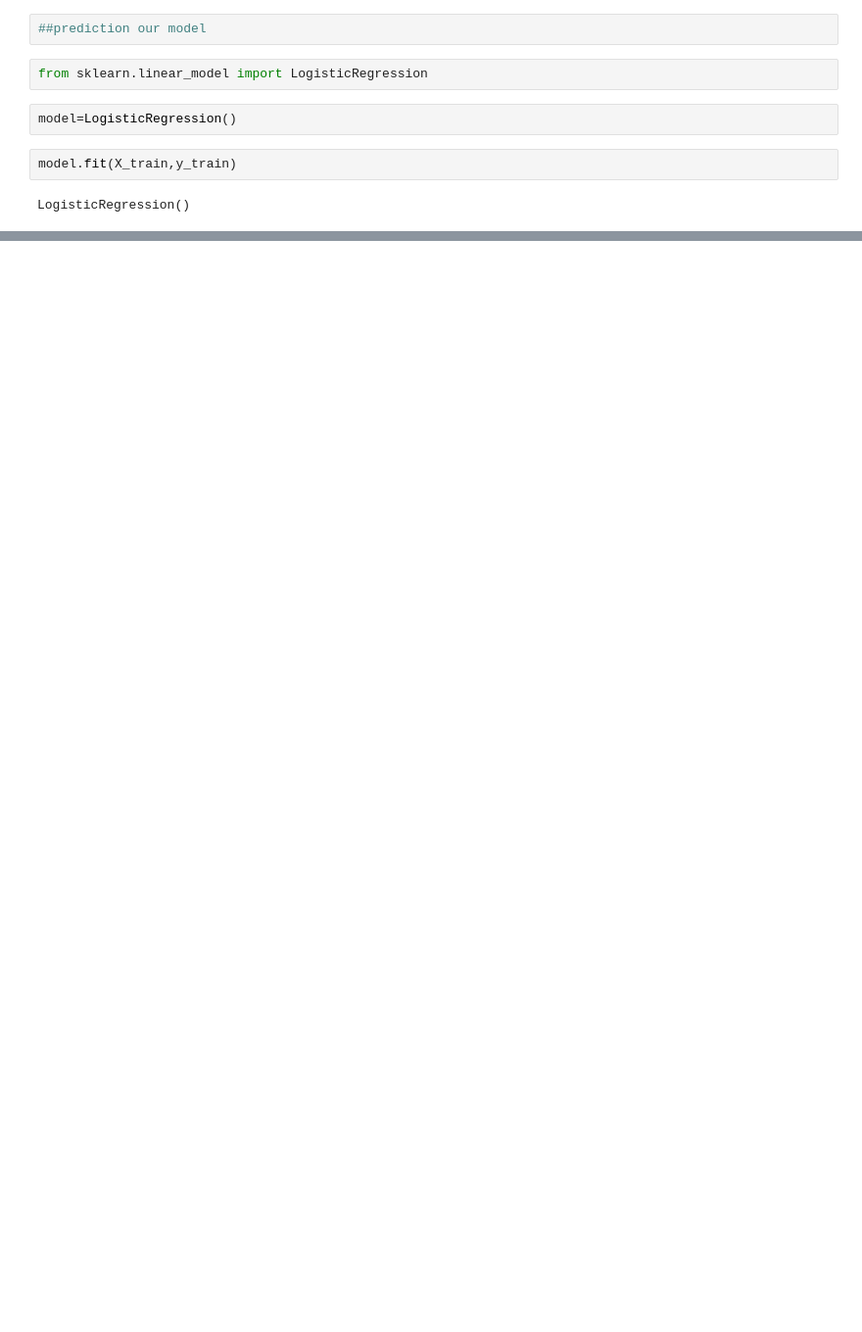
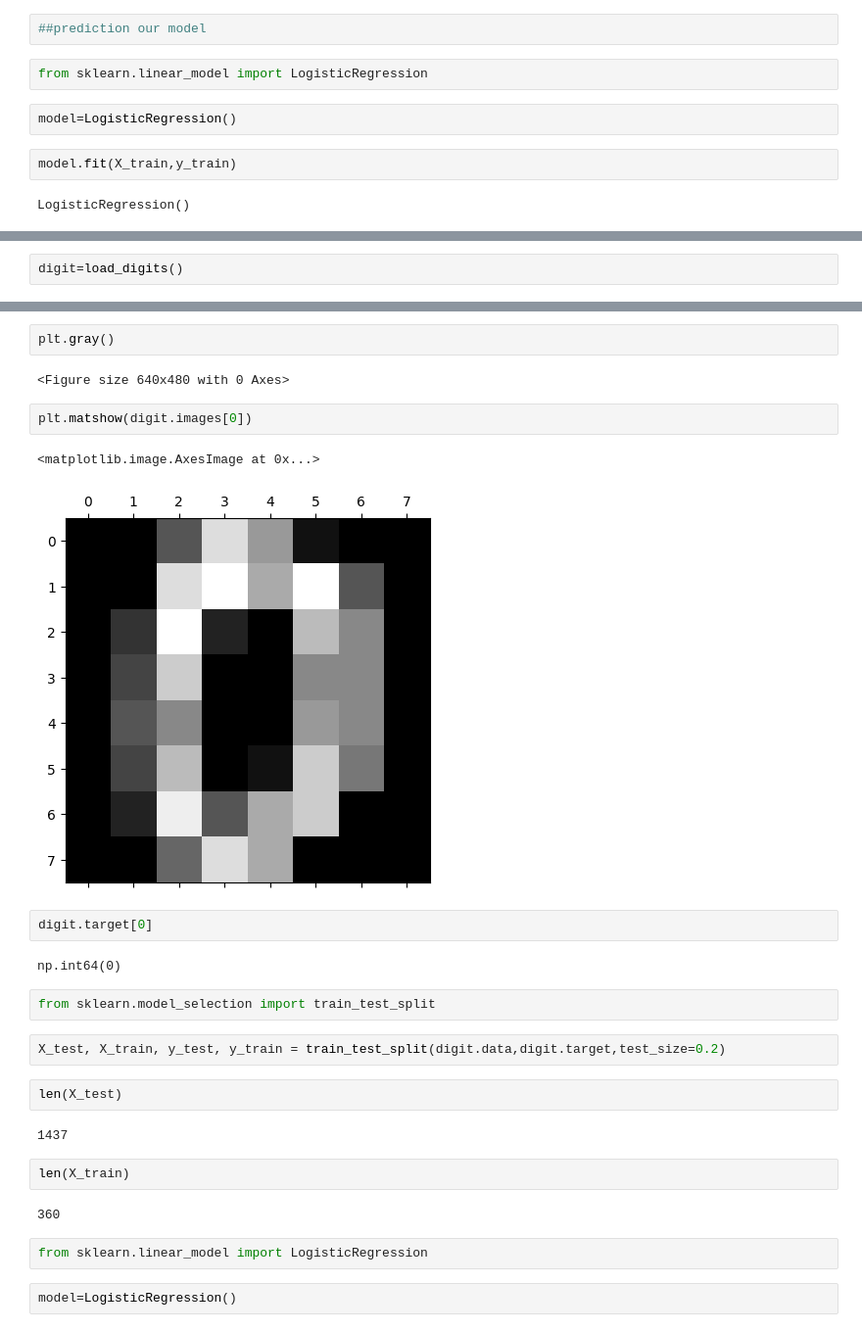
Before and after one commit to thatvivekhingu/Machine_learning, a Jupyter notebook: Logistic_Regression.ipynb, the cells around one changed output, grey strips where cells are left out. Shown at 98% size. Saved outputs shown, nothing was run; the diff lists cells and outputs as text; blank space fills up the shorter version.

```diff
--- a/Logistic_Regression.ipynb
+++ b/Logistic_Regression.ipynb
@@ -151,0 +133,2 @@ df_with_dummies.head()
+# %%
+digit=load_digits()
@@ -151,0 +147,29 @@ df_with_dummies.head()
+# %%
+plt.gray()
+# %% [output]
+<Figure size 640x480 with 0 Axes>
+# %%
+plt.matshow(digit.images[0])
+# %% [output]
+<matplotlib.image.AxesImage at 0x...>
+[figure, added]
+# %%
+digit.target[0]
+# %% [output]
+np.int64(0)
+# %%
+from sklearn.model_selection import train_test_split
+# %%
+X_test, X_train, y_test, y_train = train_test_split(digit.data,digit.target,test_size=0.2)
+# %%
+len(X_test)
+# %% [output]
+1437
+# %%
+len(X_train)
+# %% [output]
+360
+# %%
+from sklearn.linear_model import LogisticRegression
+# %%
+model=LogisticRegression()
```
Also changed, not shown: parts of 43 cells of this notebook.
